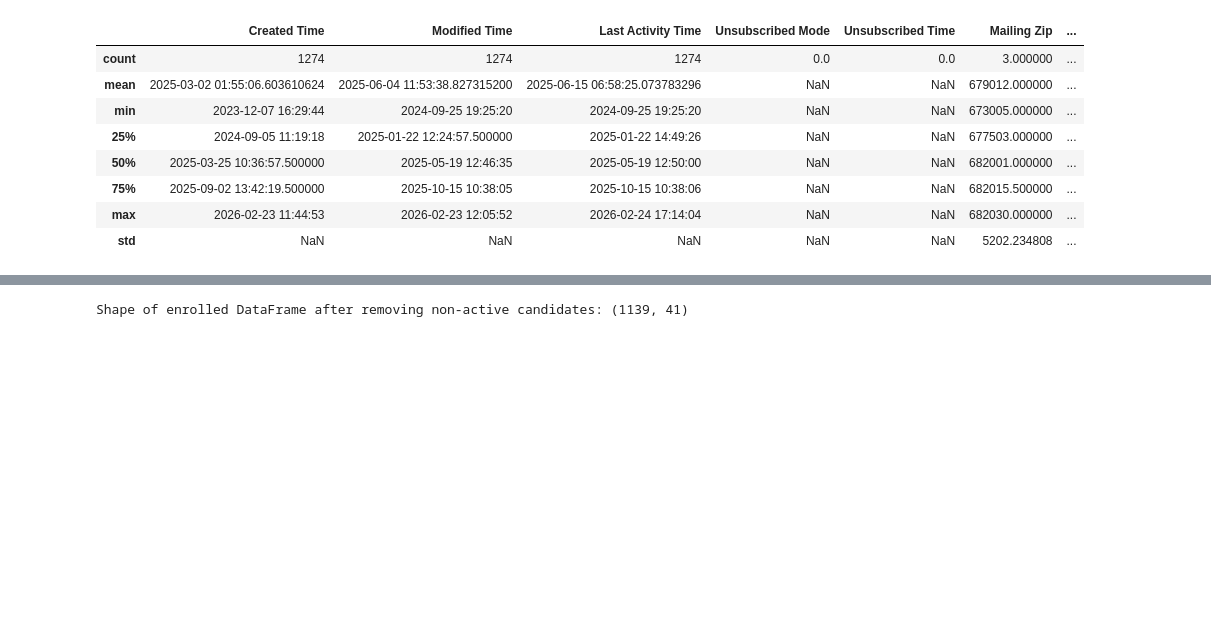
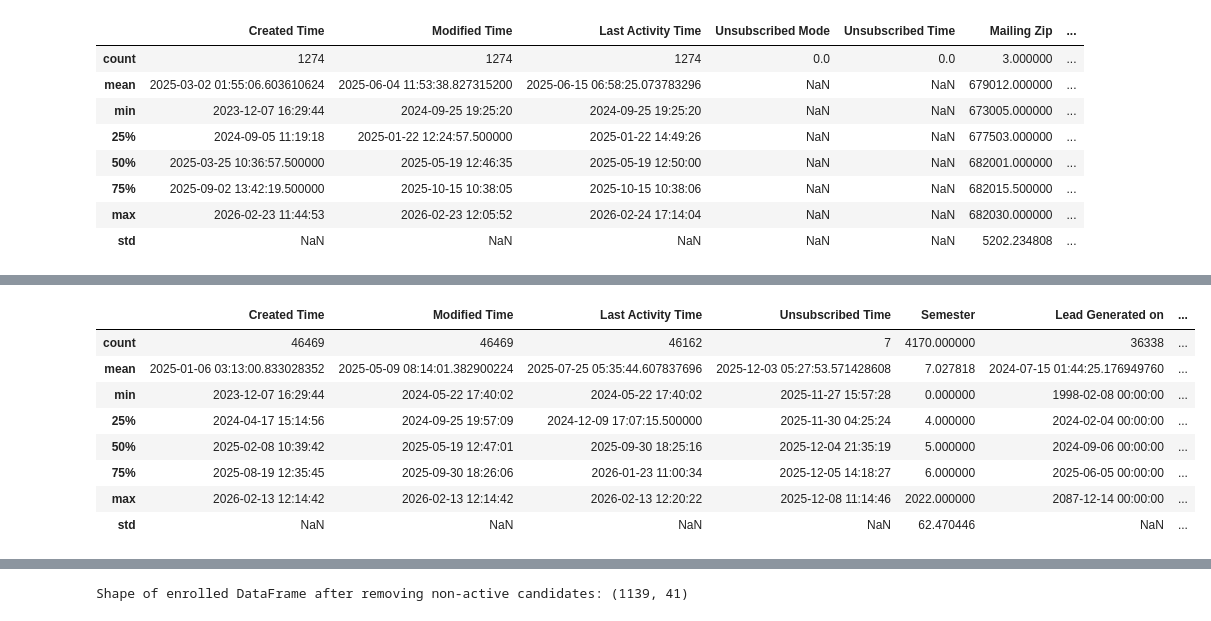
Before and after one commit to eldhosekroy/churn_prediction, a Jupyter notebook: Churn_data.ipynb, the cells around one changed output, grey strips where cells are left out. Cells and saved outputs as stored; diff of their text form; code cells hidden in the pictures; blank space fills up the shorter version.

```diff
--- a/Churn_data.ipynb
+++ b/Churn_data.ipynb
@@ -12,7 +17,9 @@ base_dir = os.getcwd()
 input_dir = base_dir
 
 enrolled_file = os.path.join(input_dir, 'Endrolled & registred.xlsx')
+crm_file = os.path.join(input_dir, 'CRM-All contacts.xlsx')
+notes_file = os.path.join(input_dir, 'All Notes-Contacts_copy.xlsx')
 
 enrolled = pd.read_excel(enrolled_file)
-
-enrolled.head(3)
+crm = pd.read_excel(crm_file)
+notes = pd.read_excel(notes_file)
@@ -56,0 +111,12 @@ enrolled.describe()
+# %%
+crm.describe()
+# %% [output]
+|  | Created Time | Modified Time | Last Activity Time | Unsubscribed Time | Semester | Lead Generated on | ... |
+| count | 46469 | 46469 | 46162 | 7 | 4170.000000 | 36338 | ... |
+| mean | 2025-01-06 03:13:00.833028352 | 2025-05-09 08:14:01.382900224 | 2025-07-25 05:35:44.607837696 | 2025-12-03 05:27:53.571428608 | 7.027818 | 2024-07-15 01:44:25.176949760 | ... |
+| min | 2023-12-07 16:29:44 | 2024-05-22 17:40:02 | 2024-05-22 17:40:02 | 2025-11-27 15:57:28 | 0.000000 | 1998-02-08 00:00:00 | ... |
+| 25% | 2024-04-17 15:14:56 | 2024-09-25 19:57:09 | 2024-12-09 17:07:15.500000 | 2025-11-30 04:25:24 | 4.000000 | 2024-02-04 00:00:00 | ... |
+| 50% | 2025-02-08 10:39:42 | 2025-05-19 12:47:01 | 2025-09-30 18:25:16 | 2025-12-04 21:35:19 | 5.000000 | 2024-09-06 00:00:00 | ... |
+| 75% | 2025-08-19 12:35:45 | 2025-09-30 18:26:06 | 2026-01-23 11:00:34 | 2025-12-05 14:18:27 | 6.000000 | 2025-06-05 00:00:00 | ... |
+| max | 2026-02-13 12:14:42 | 2026-02-13 12:14:42 | 2026-02-13 12:20:22 | 2025-12-08 11:14:46 | 2022.000000 | 2087-12-14 00:00:00 | ... |
+| std | NaN | NaN | NaN | NaN | 62.470446 | NaN | ... |
```
Also changed, not shown: parts of 44 cells of this notebook.
